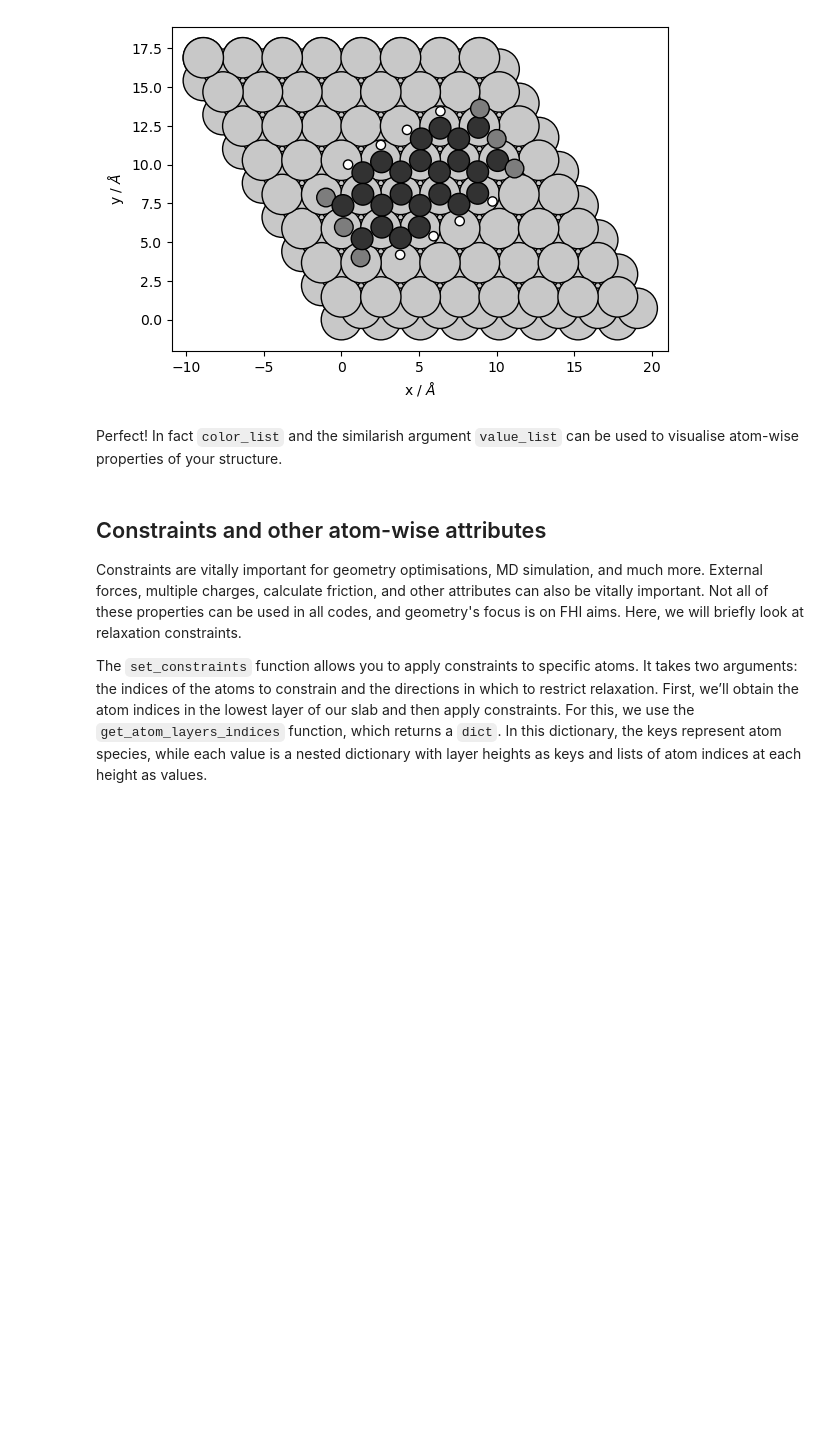
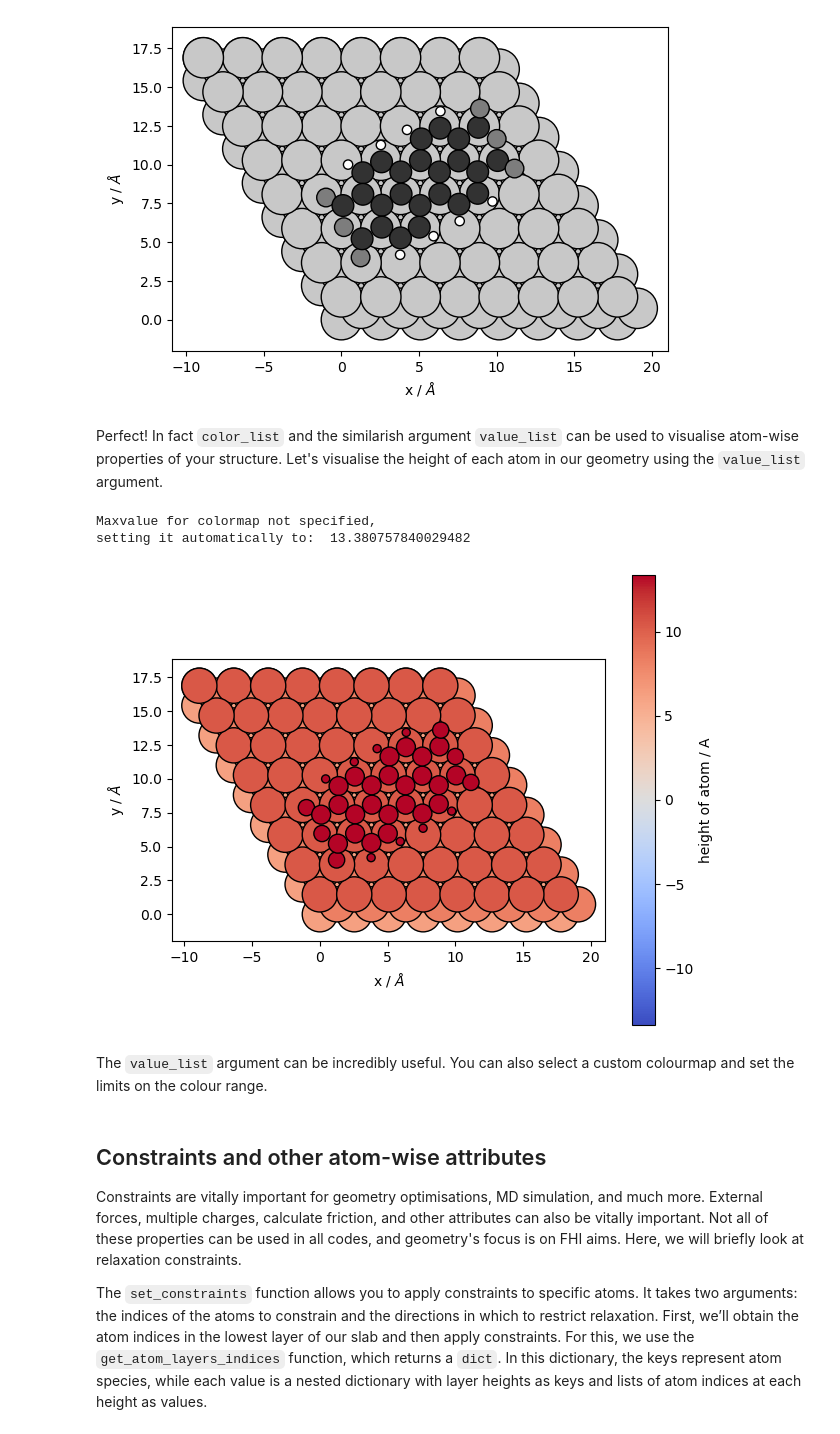
Before and after one commit to maurergroup/dfttools, a Jupyter notebook: tutorials/tutorial_geometry.ipynb, the cells around one changed output. Cells and saved outputs as stored; diff of their text form; code cells hidden in the pictures; blank space fills up the shorter version.

```diff
--- a/tutorials/tutorial_geometry.ipynb
+++ b/tutorials/tutorial_geometry.ipynb
@@ -227,7 +228,19 @@ geom_mol.visualise(color_list=color_list)
 # %% [output]
 [figure]
 # %% [markdown]
-Perfect! In fact <code>color_list</code> and the similarish argument <code>value_list</code> can be used to visualise atom-wise properties of your structure.
+Perfect! In fact <code>color_list</code> and the similarish argument <code>value_list</code> can be used to visualise atom-wise properties of your structure. Let's visualise the height of each atom in our geometry using the <code>value_list</code> argument.
+# %%
+height = geom_mol.coords[:,2]
+
+geom_mol.visualise(value_list=height, cbar_label='height of atom / A')
+
+plt.tight_layout()
+# %% [output]
+Maxvalue for colormap not specified,
+setting it automatically to:  13.380757840029482
+[figure, added]
+# %% [markdown]
+The <code>value_list</code> argument can be incredibly useful. You can also select a custom colourmap and set the limits on the colour range.
 # %% [markdown]
 ## Constraints and other atom-wise attributes
 
```
Also changed, not shown: parts of 1 cell of this notebook, 1 other file.
